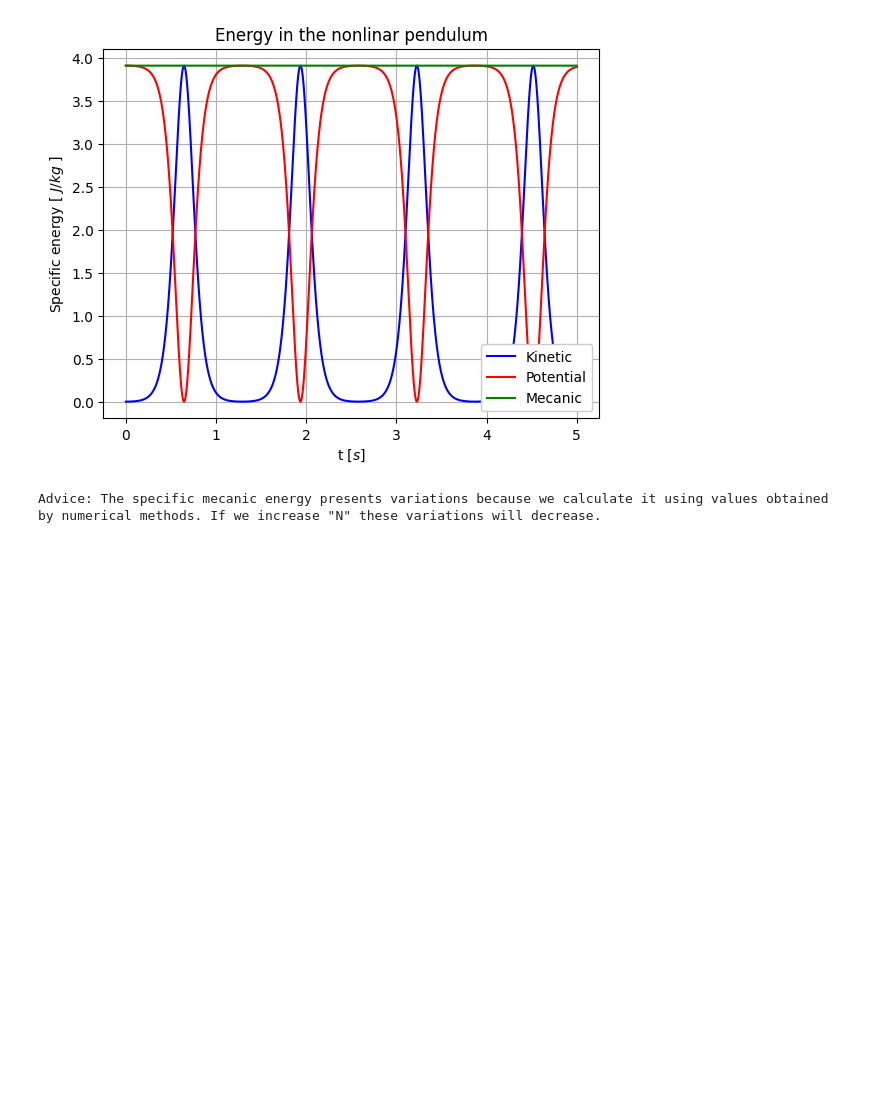
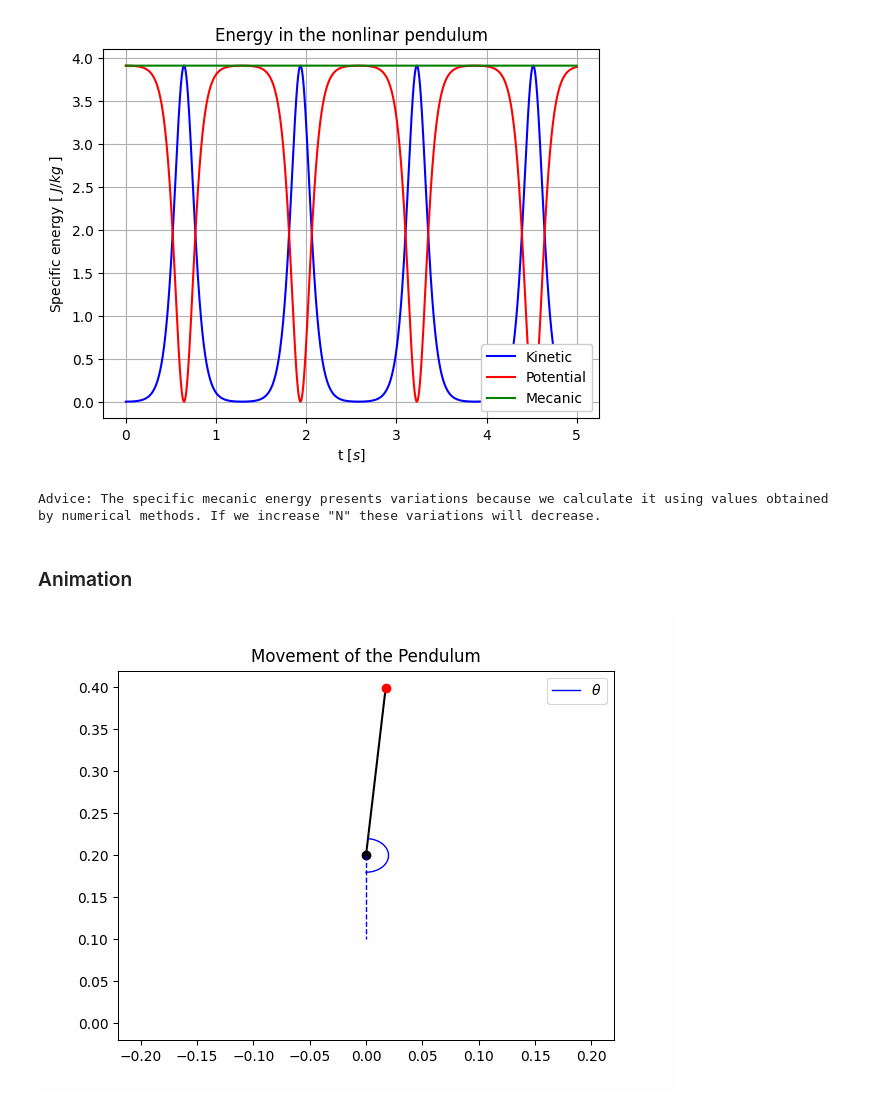
Before and after one commit to LucasGabrielMelo/Physics-problems, a Jupyter notebook: Mecanic/Nonlinear pendulum problem.ipynb, the cells around one changed output. Cells and saved outputs as stored; diff of their text form; code cells hidden in the pictures; blank space fills up the shorter version.

```diff
--- a/Mecanic/Nonlinear pendulum problem.ipynb
+++ b/Mecanic/Nonlinear pendulum problem.ipynb
@@ -231,3 +231,53 @@ print('\033[1mAdvice: The specific mecanic energy presents variations because we
 # %% [output]
 [figure]
 Advice: The specific mecanic energy presents variations because we calculate it using values obtained by numerical methods. If we increase "N" these variations will decrease.
+# %% [markdown]
+### Animation ###
+# %%
+import imageio
+
+frames = []
+
+n = 60 * 3
+r = l/10
+
+for t in range(0, len(theta), int(len(theta)/n)):
+
+    x_point = l*np.sin(theta[t])
+    y_point = l*(1-np.cos(theta[t]))
+    x = [0, x_point]
+    y = [l, y_point]
+
+    fig, ax = plt.subplots()
+    ax.plot(x,y, color = 'black')
+    ax.plot([0],[l], 'o', color = 'black', )
+    ax.plot([x_point], [y_point], 'o', color = 'red')
+    ax.set_xlim(-1.1*l, 1.1*l)
+    if(theta_0 < 90):
+        ax.set_ylim(-0.1*l, l)
+    elif(theta_0 == 90):
+        ax.set_ylim(-0.1*l,1.1*l)
+    else:
+        ax.set_ylim(-0.1*l,2.1*l)
+
+    ax.plot([0,0], [l, l/2], color = 'blue', linestyle = '--', linewidth = 1)
+
+    angles = np.linspace(0, theta[t], 100)
+
+    x_arc = r*np.sin(angles)
+    y_arc = l - r*np.cos(angles)
+    ax.plot(x_arc, y_arc, linewidth = 1, color = 'blue', label = r'$\theta$')
+    ax.legend(loc = 'upper right')
+    ax.set_title('Movement of the Pendulum')
+
+    fig.canvas.draw() # Desenha o gráfico em fig (sem precisar criar uma nova fig, e permitindo acessar outras funções)
+    data = np.frombuffer(fig.canvas.buffer_rgba(), dtype=np.uint8) # Converte para um array unidimensional de 8 bits, em que, a cada 4 elementos, temos todas as informações de 1 único bit
+    data = data.reshape(fig.canvas.get_width_height()[::-1] + (4,)) # Reshape para a dimensão correta (o array unidimensional vira um bidimensional de 4 colunas), cada uma de suas listas traz as informações de cores de um único bit
+    frames.append(data)
+
+    plt.close(fig)
+
+imageio.mimsave('NonLinearPendulum.gif', frames, fps = n/10, loop = 0)
+display(Image(filename="NonLinearPendulum.gif"))
+# %% [output]
+[figure, added]
```
Also changed, not shown: parts of 4 cells of this notebook.
